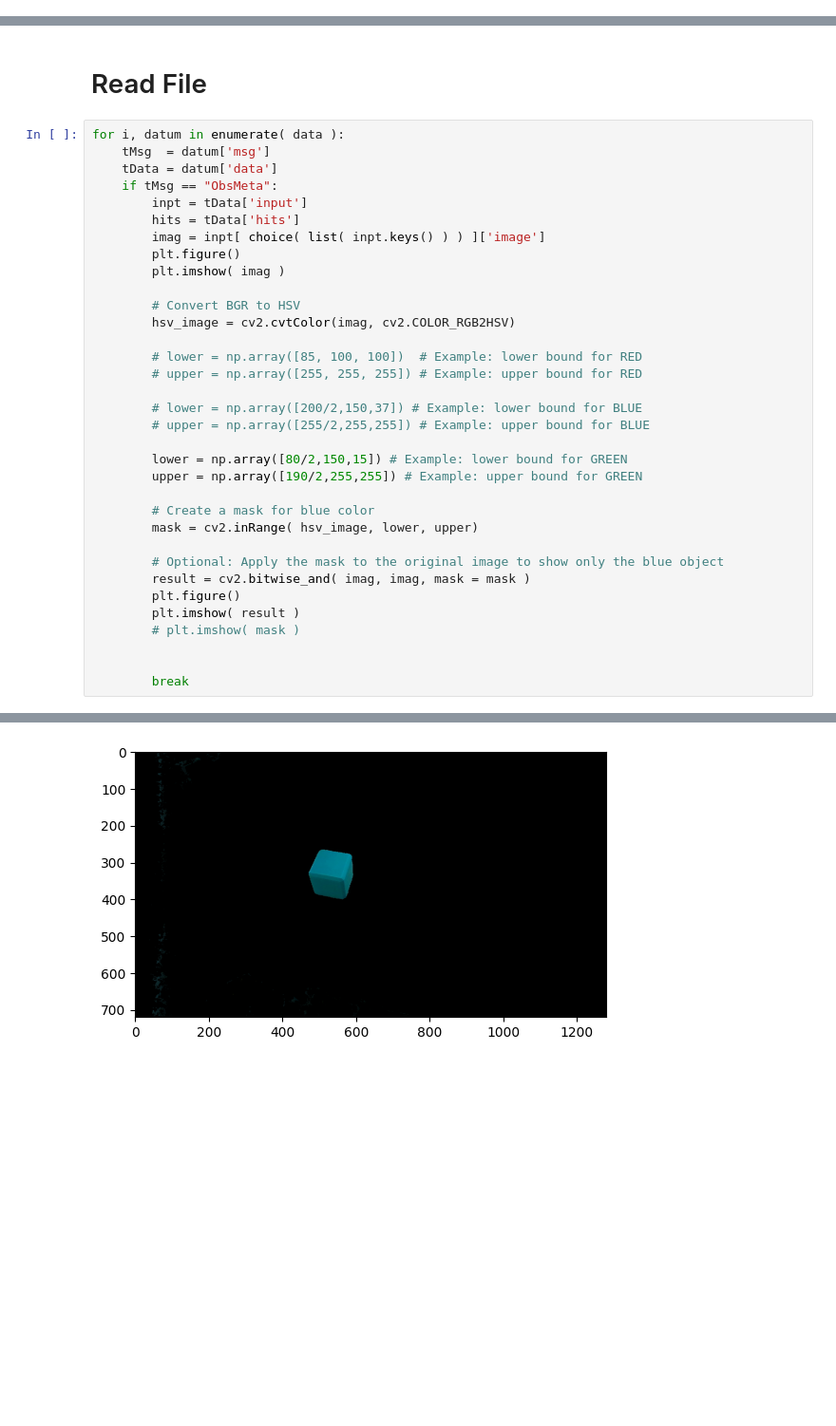
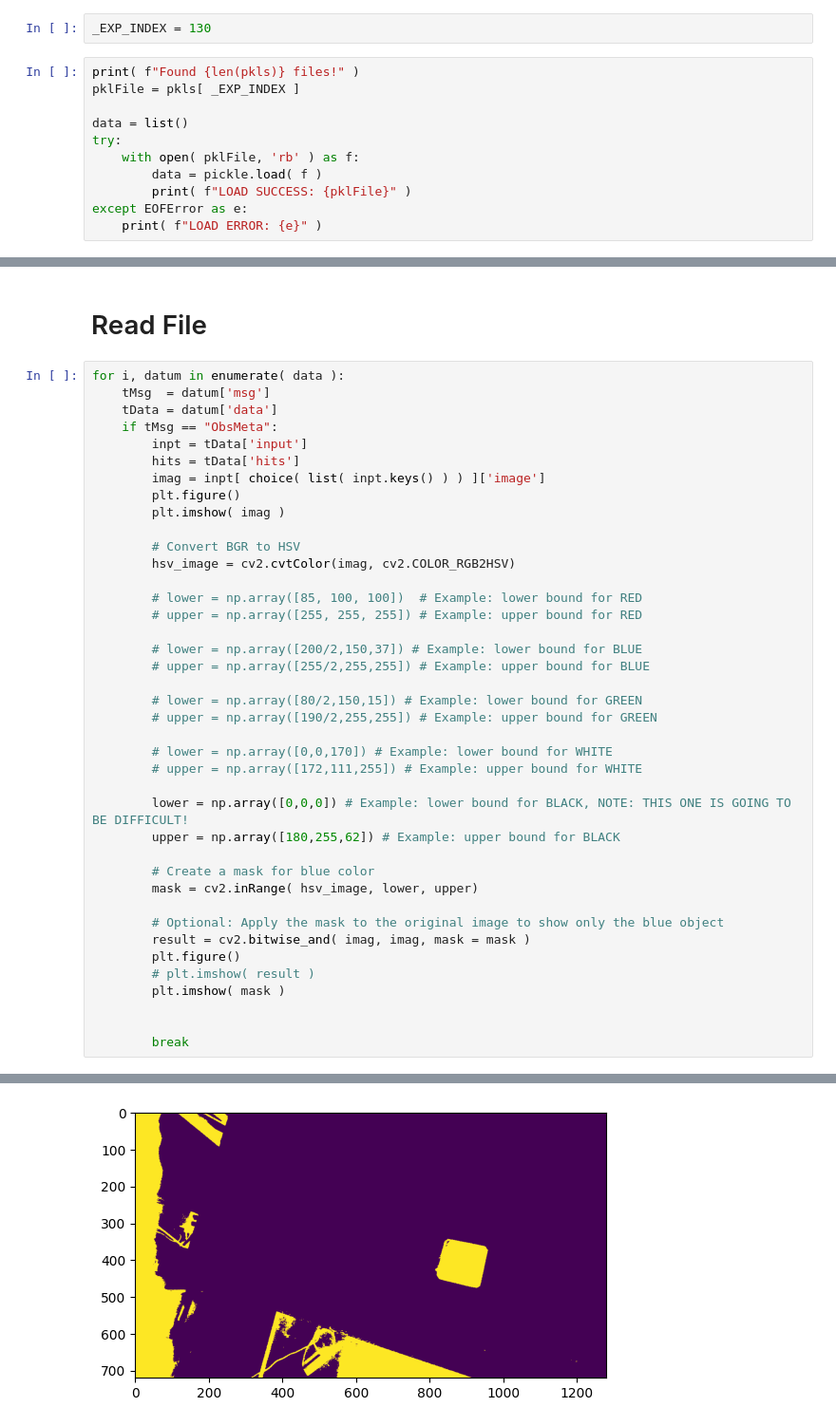
Before and after one commit to correlllab/EROM, a Jupyter notebook: zo_TS_Segmentation.ipynb, the cells around one changed output, grey strips where cells are left out. Shown at 95% size. Drawn from its saved outputs; the diff is of its cells as text; blank space fills up the shorter version.

```diff
--- a/zo_TS_Segmentation.ipynb
+++ b/zo_TS_Segmentation.ipynb
@@ -32,0 +79,13 @@ Jupyter environment detected. Enabling Open3D WebVisualizer.
+# %%
+_EXP_INDEX = 130
+# %%
+print( f"Found {len(pkls)} files!" )
+pklFile = pkls[ _EXP_INDEX ]
+
+data = list()
+try:
+    with open( pklFile, 'rb' ) as f:
+        data = pickle.load( f )
+        print( f"LOAD SUCCESS: {pklFile}" )
+except EOFError as e:
+    print( f"LOAD ERROR: {e}" )
@@ -52,8 +117,14 @@ for i, datum in enumerate( data ):
         # lower = np.array([200/2,150,37]) # Example: lower bound for BLUE
         # upper = np.array([255/2,255,255]) # Example: upper bound for BLUE
 
-        lower = np.array([80/2,150,15]) # Example: lower bound for GREEN
-        upper = np.array([190/2,255,255]) # Example: upper bound for GREEN
+        # lower = np.array([80/2,150,15]) # Example: lower bound for GREEN
+        # upper = np.array([190/2,255,255]) # Example: upper bound for GREEN
+
+        # lower = np.array([0,0,170]) # Example: lower bound for WHITE
+        # upper = np.array([172,111,255]) # Example: upper bound for WHITE
+
+        lower = np.array([0,0,0]) # Example: lower bound for BLACK, NOTE: THIS ONE IS GOING TO BE DIFFICULT!
+        upper = np.array([180,255,62]) # Example: upper bound for BLACK
 
         # Create a mask for blue color
         mask = cv2.inRange( hsv_image, lower, upper)
@@ -61,8 +132,8 @@ for i, datum in enumerate( data ):
         # Optional: Apply the mask to the original image to show only the blue object
         result = cv2.bitwise_and( imag, imag, mask = mask )
         plt.figure()
-        plt.imshow( result )
-        # plt.imshow( mask )
+        # plt.imshow( result )
+        plt.imshow( mask )
 
 
         break
@@ -71 +142 @@ for i, datum in enumerate( data ):
-[figure, old version]
+[figure, new version]
```
Also changed, not shown: parts of 4 cells of this notebook, 1 other file.
